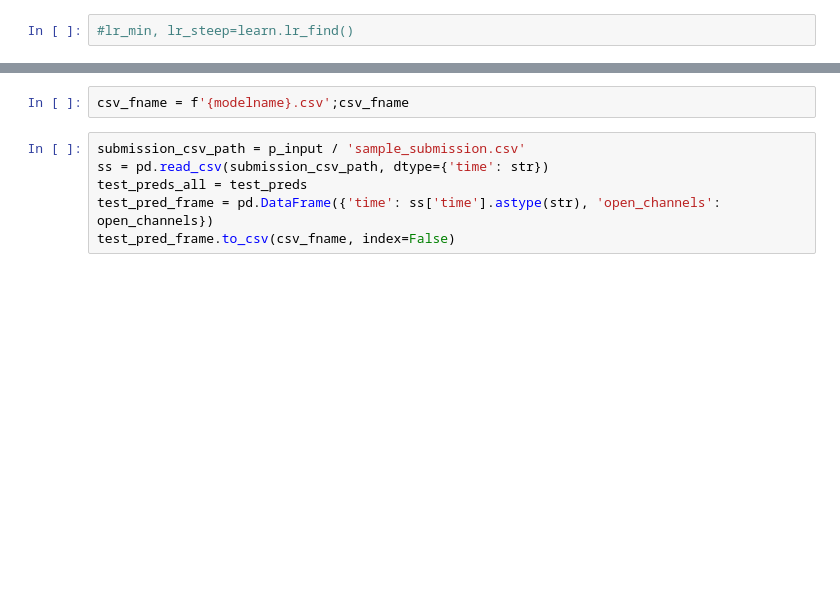
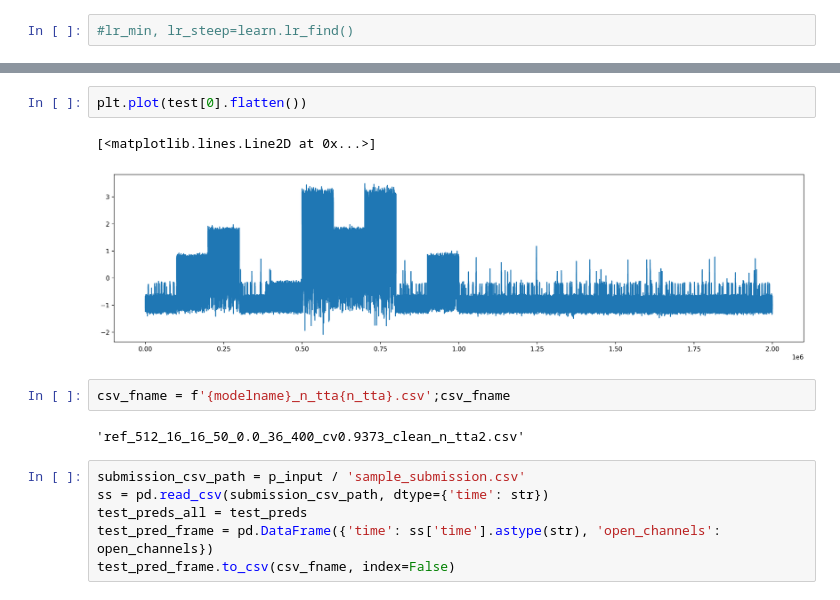
Before and after one commit to antorsae/liverpool-ion-switching, a Jupyter notebook: reformer-crossentropy-drift.ipynb, the cells around one changed output, grey strips where cells are left out. Drawn from its saved outputs; the diff is of its cells as text; blank space fills up the shorter version.

```diff
--- a/reformer-crossentropy-drift.ipynb
+++ b/reformer-crossentropy-drift.ipynb
@@ -516,5 +703,12 @@ plt.plot(test[0].flatten())
+# %%
+plt.plot(test[0].flatten())
+# %% [output]
+[<matplotlib.lines.Line2D at 0x...>]
+[figure, added]
 # %%
-csv_fname = f'{modelname}.csv';csv_fname
+csv_fname = f'{modelname}_n_tta{n_tta}.csv';csv_fname
+# %% [output]
+'ref_512_16_16_50_0.0_36_400_cv0.9373_clean_n_tta2.csv'
 # %%
 submission_csv_path = p_input / 'sample_submission.csv'
 ss = pd.read_csv(submission_csv_path, dtype={'time': str})
```
Also changed, not shown: parts of 42 cells of this notebook.
